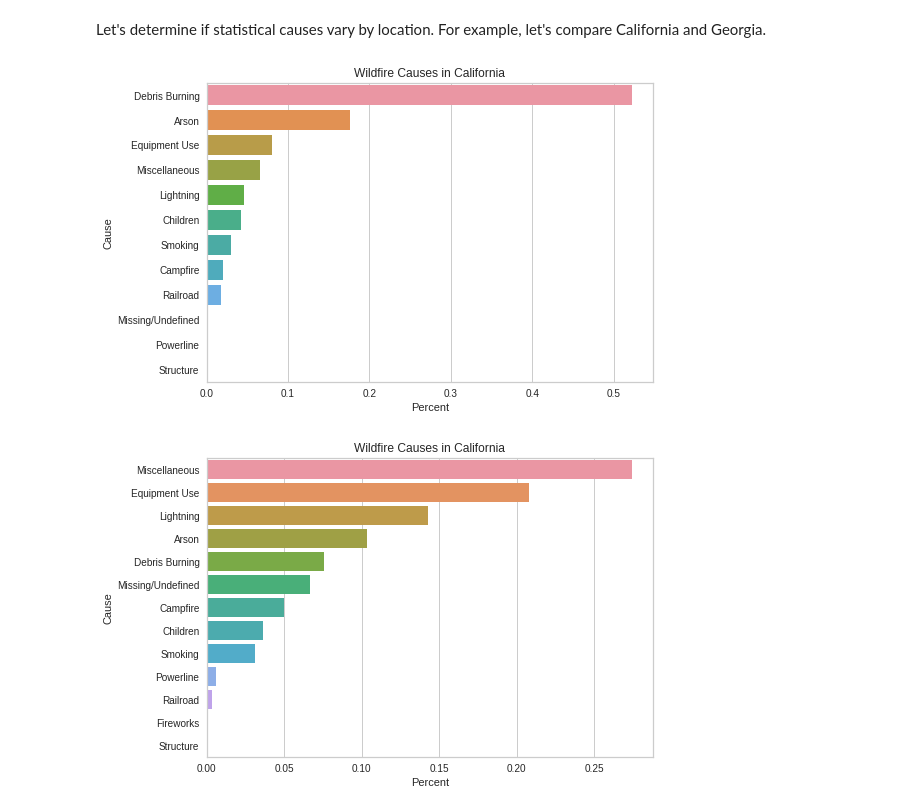
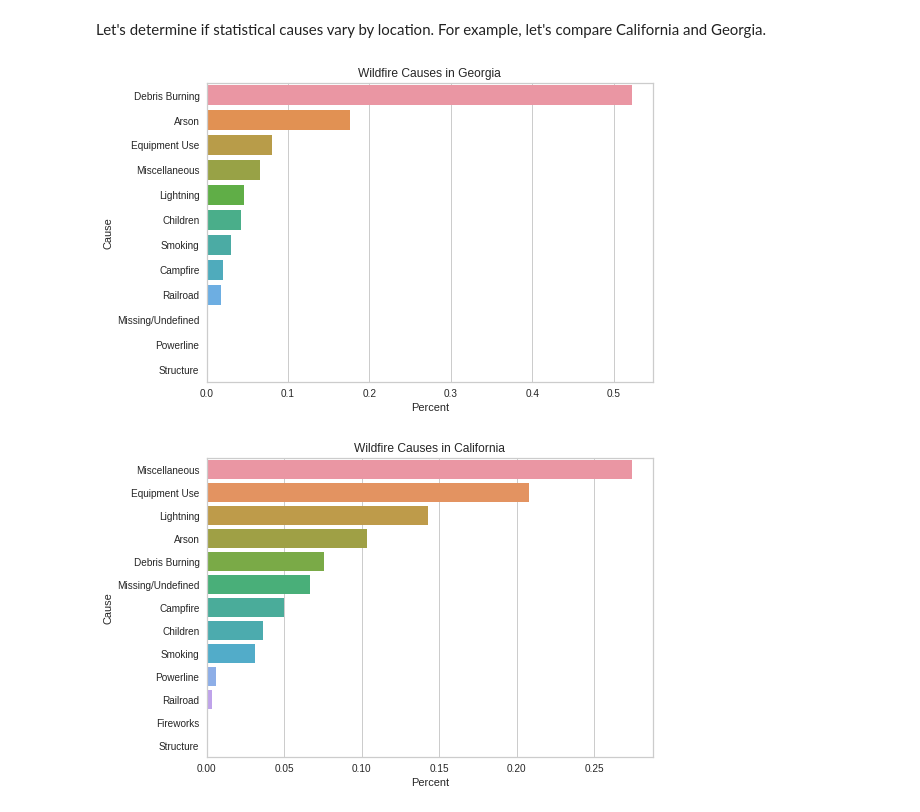
Before and after one commit to lukasnijhawan/CS4641Group15, a Jupyter notebook: conner/collab.ipynb, the cells around one changed output. Saved outputs shown, nothing was run; the diff lists cells and outputs as text; code cells hidden in the pictures.

```diff
--- a/conner/collab.ipynb
+++ b/conner/collab.ipynb
@@ -203,12 +203,12 @@ ga = data.loc[data["STATE"] == "GA"]
 ga_causes = ga["STAT_CAUSE_DESCR"].value_counts(normalize=True)
 # %%
 ax = sn.barplot(x=ga_causes.values, y=ga_causes.index)
-plt.title("Wildfire Causes in California")
+plt.title("Wildfire Causes in Georgia")
 plt.xlabel("Percent")
 plt.ylabel("Cause")
 plt.show()
 # %% [output]
-[figure, old version]
+[figure, new version]
 # %%
 ax = sn.barplot(x=ca_causes.values, y=ca_causes.index)
 plt.title("Wildfire Causes in California")
```
Also changed, not shown: parts of 4 cells of this notebook.
